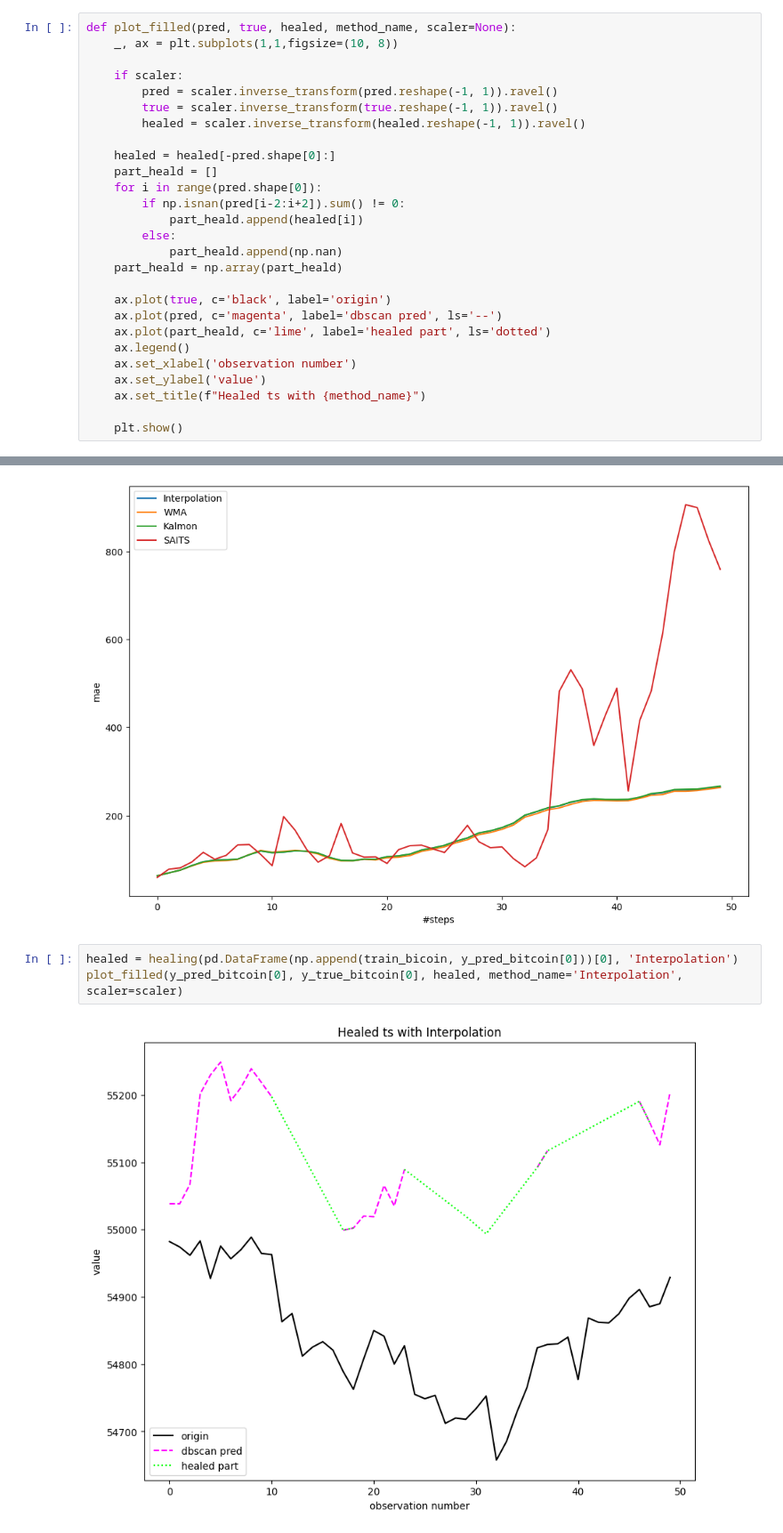
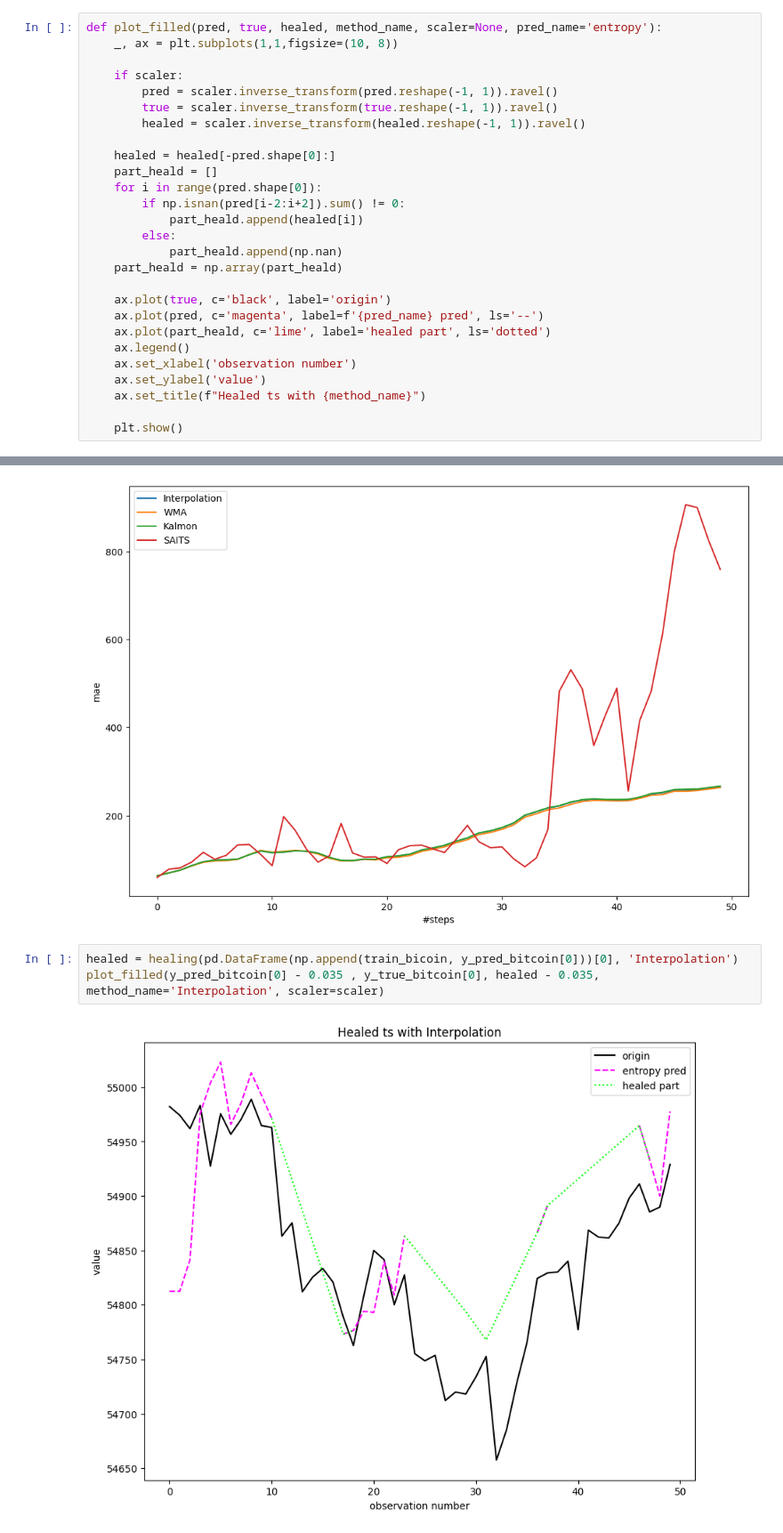
Before and after one commit to Kumokage/ts-over-horizon, a Jupyter notebook: notebooks/ts_inputation_experiment.ipynb, the cells around one changed output, grey strips where cells are left out. Shown at 89% size. Saved outputs shown, nothing was run; the diff lists cells and outputs as text.

Commit message:
Fix legends

```diff
--- a/notebooks/ts_inputation_experiment.ipynb
+++ b/notebooks/ts_inputation_experiment.ipynb
@@ -175,7 +173,7 @@ lorenz.shape
 # %% [output]
 (10000,)
 # %%
-def plot_filled(pred, true, healed, method_name, scaler=None):
+def plot_filled(pred, true, healed, method_name, scaler=None, pred_name='entropy'):
     _, ax = plt.subplots(1,1,figsize=(10, 8))
 
     if scaler:
@@ -193,7 +191,7 @@ def plot_filled(pred, true, healed, method_name, scaler=None):
     part_heald = np.array(part_heald)
 
     ax.plot(true, c='black', label='origin')
-    ax.plot(pred, c='magenta', label='dbscan pred', ls='--')
+    ax.plot(pred, c='magenta', label=f'{pred_name} pred', ls='--')
     ax.plot(part_heald, c='lime', label='healed part', ls='dotted')
     ax.legend()
     ax.set_xlabel('observation number')
@@ -441,8 +439,8 @@ mae_report(y_true_bitcoin, y_pred_bitcoin, train_bicoin, scaler=scaler)
 [figure]
 # %%
 healed = healing(pd.DataFrame(np.append(train_bicoin, y_pred_bitcoin[0]))[0], 'Interpolation')
-plot_filled(y_pred_bitcoin[0], y_true_bitcoin[0], healed, method_name='Interpolation', scaler=scaler)
+plot_filled(y_pred_bitcoin[0] - 0.035 , y_true_bitcoin[0], healed - 0.035, method_name='Interpolation', scaler=scaler)
 # %% [output]
-[figure, old version]
+[figure, new version]
 # %%
 healed = healing(pd.DataFrame(np.append(train_bicoin, y_pred_bitcoin[0]))[0], 'Kalmon')
```
Also changed, not shown: parts of 11 cells of this notebook.
